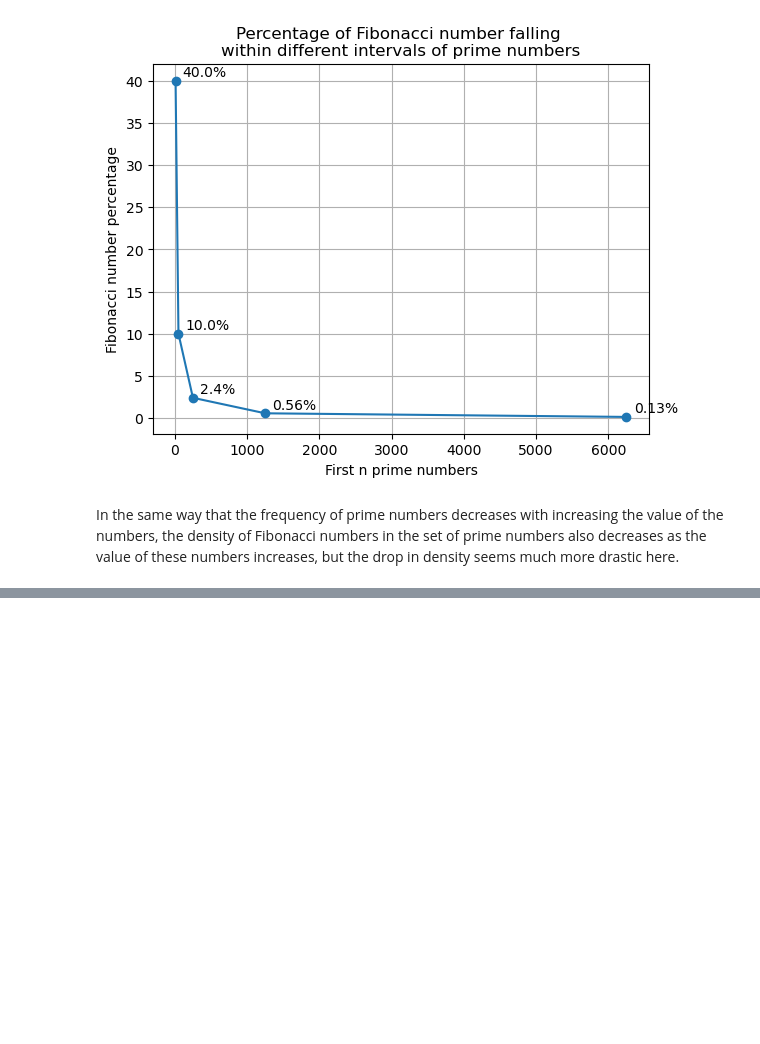
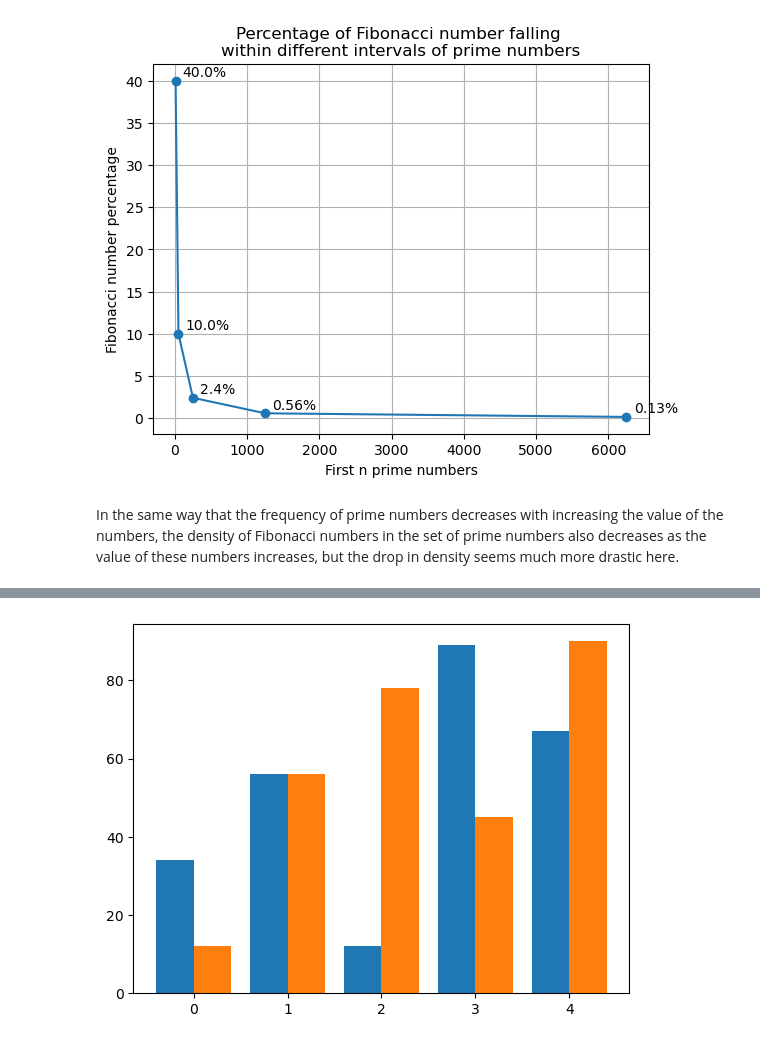
Before and after one commit to Kartmaan/prime_number_analysis, a Jupyter notebook: prime_analysis.ipynb, the cells around one changed output, grey strips where cells are left out. Saved outputs shown, nothing was run; the diff lists cells and outputs as text; code cells hidden in the pictures; blank space fills up the shorter version.

```diff
--- a/prime_analysis.ipynb
+++ b/prime_analysis.ipynb
@@ -325,0 +388,14 @@ In the same way that the frequency of prime numbers decreases with increasing th
+# %%
+# create data
+x = np.arange(5)
+y1 = [34, 56, 12, 89, 67]
+y2 = [12, 56, 78, 45, 90]
+width = 0.40
+
+# plot data in grouped manner of bar type
+plt.bar(x-0.2, y1, width)
+plt.bar(x+0.2, y2, width)
+
+plt.show()
+# %% [output]
+[figure, added]
```
Also changed, not shown: parts of 15 cells of this notebook.
